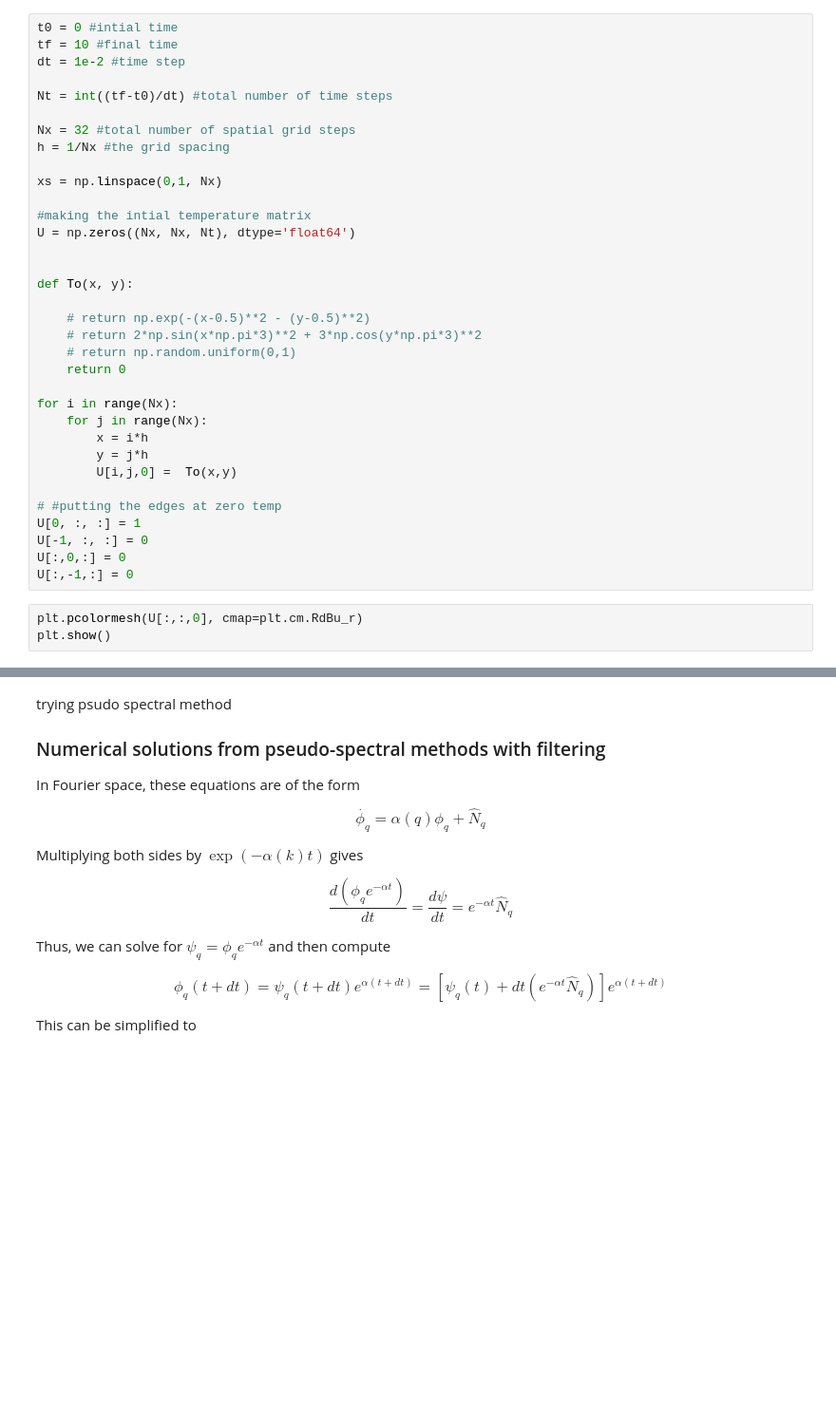
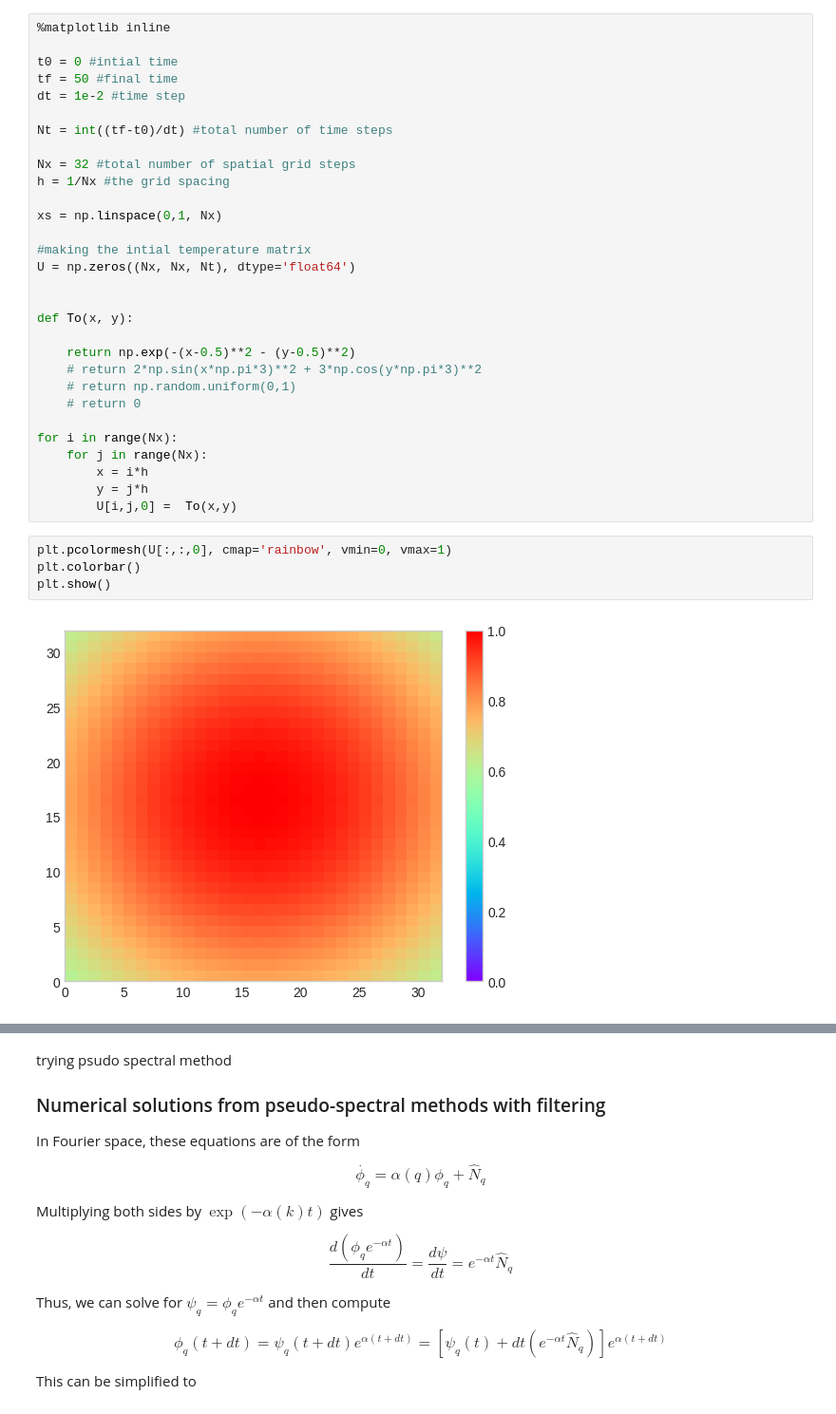
Before and after one commit to iashyam/Computational-Physics, a Jupyter notebook: Heat Equation using Spectral Method.ipynb, the cells around one changed output, grey strips where cells are left out. Shown: that part at 95% size. Saved outputs shown, nothing was run; the diff lists cells and outputs as text; blank space fills up the shorter version.

```diff
--- a/Heat Equation using Spectral Method.ipynb
+++ b/Heat Equation using Spectral Method.ipynb
@@ -50,8 +47,10 @@ $$u(0, y, t) = u(1, y, t) = u(x, 0, t) = u(x, 1, t) = 0$$
 
 Now we start solving the equation
 # %%
+%matplotlib inline
+
 t0 = 0 #intial time
-tf = 10 #final time
+tf = 50 #final time
 dt = 1e-2 #time step
 
 Nt = int((tf-t0)/dt) #total number of time steps
@@ -67,25 +66,22 @@ U = np.zeros((Nx, Nx, Nt), dtype='float64')
 
 def To(x, y):
 
-    # return np.exp(-(x-0.5)**2 - (y-0.5)**2)
+    return np.exp(-(x-0.5)**2 - (y-0.5)**2)
     # return 2*np.sin(x*np.pi*3)**2 + 3*np.cos(y*np.pi*3)**2
     # return np.random.uniform(0,1)
-    return 0
+    # return 0
 
 for i in range(Nx):
     for j in range(Nx):
         x = i*h
         y = j*h
         U[i,j,0] =  To(x,y)
-
-# #putting the edges at zero temp
-U[0, :, :] = 1
-U[-1, :, :] = 0
-U[:,0,:] = 0
-U[:,-1,:] = 0
 # %%
-plt.pcolormesh(U[:,:,0], cmap=plt.cm.RdBu_r)
+plt.pcolormesh(U[:,:,0], cmap='rainbow', vmin=0, vmax=1)
+plt.colorbar()
 plt.show()
+# %% [output]
+[figure, added]
 # %%
 #applyting spectral method
 for i in range(1,Nt):
```
Also changed, not shown: parts of 7 cells of this notebook, 1 other file.
